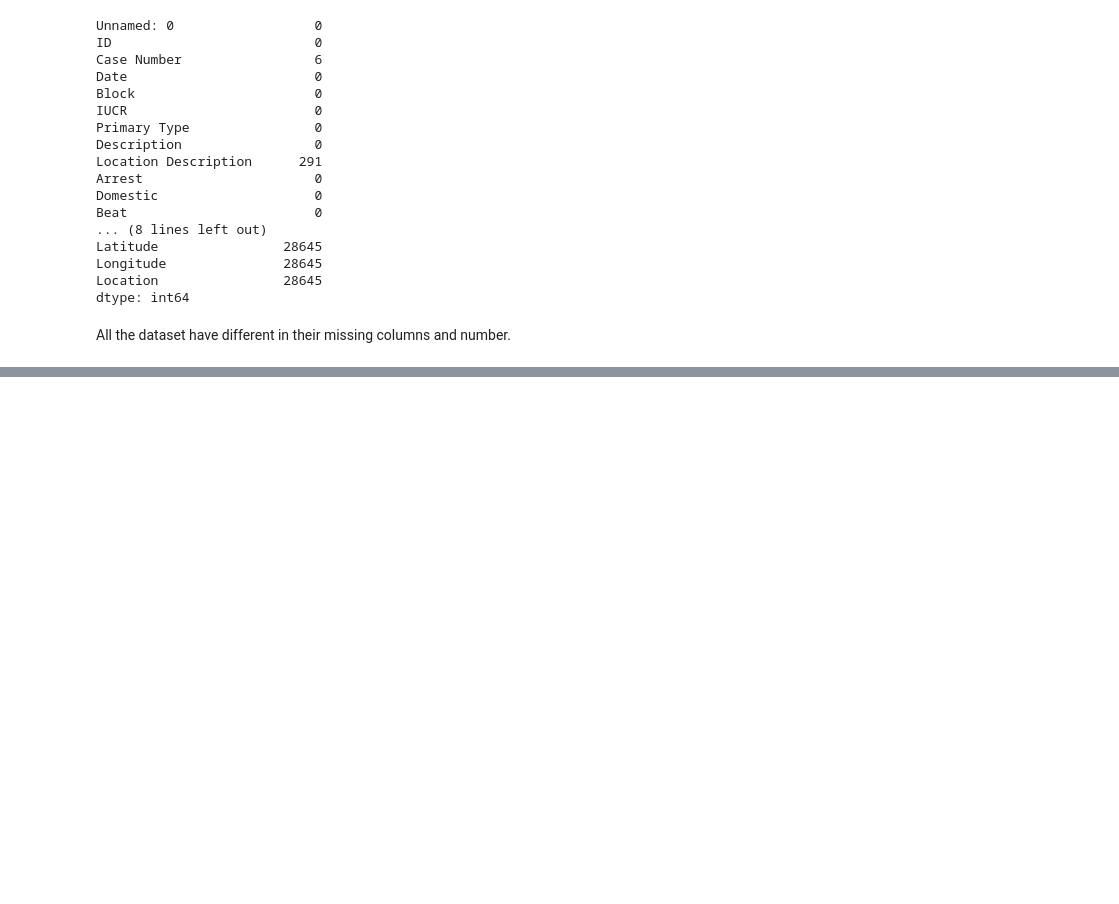
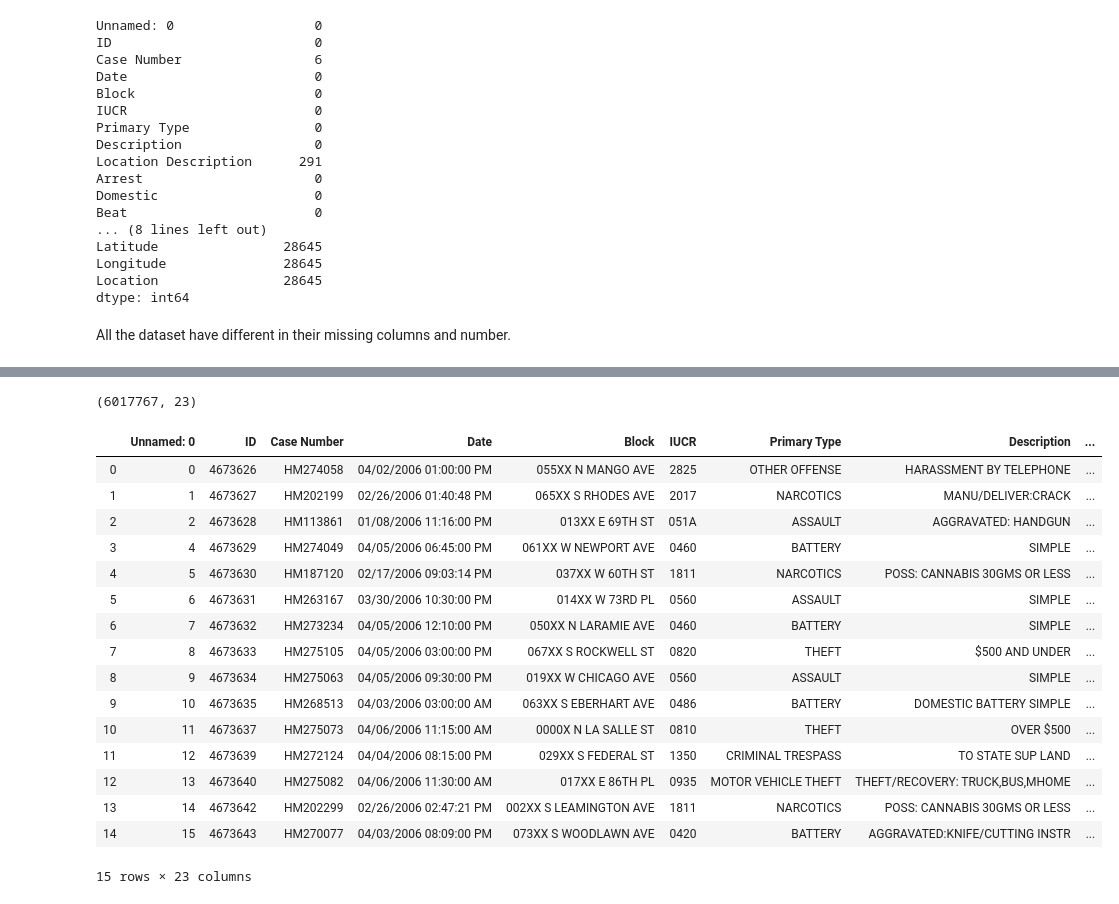
Before and after one commit to LIMON100/Crimes-in-Chicago, a Jupyter notebook: CrimeAnalysis.ipynb, the cells around one changed output, grey strips where cells are left out. Cells and saved outputs as stored; diff of their text form; code cells hidden in the pictures; blank space fills up the shorter version.

Commit message:
simple exploration

```diff
--- a/CrimeAnalysis.ipynb
+++ b/CrimeAnalysis.ipynb
@@ -141,0 +210,24 @@ dataset1.head().transpose()
+# %%
+dataset.shape
+# %% [output]
+(6017767, 23)
+# %%
+dataset.head(15)
+# %% [output]
+|  | Unnamed: 0 | ID | Case Number | Date | Block | IUCR | Primary Type | Description | ... |
+| 0 | 0 | 4673626 | HM274058 | 04/02/2006 01:00:00 PM | 055XX N MANGO AVE | 2825 | OTHER OFFENSE | HARASSMENT BY TELEPHONE | ... |
+| 1 | 1 | 4673627 | HM202199 | 02/26/2006 01:40:48 PM | 065XX S RHODES AVE | 2017 | NARCOTICS | MANU/DELIVER:CRACK | ... |
+| 2 | 2 | 4673628 | HM113861 | 01/08/2006 11:16:00 PM | 013XX E 69TH ST | 051A | ASSAULT | AGGRAVATED: HANDGUN | ... |
+| 3 | 4 | 4673629 | HM274049 | 04/05/2006 06:45:00 PM | 061XX W NEWPORT AVE | 0460 | BATTERY | SIMPLE | ... |
+| 4 | 5 | 4673630 | HM187120 | 02/17/2006 09:03:14 PM | 037XX W 60TH ST | 1811 | NARCOTICS | POSS: CANNABIS 30GMS OR LESS | ... |
+| 5 | 6 | 4673631 | HM263167 | 03/30/2006 10:30:00 PM | 014XX W 73RD PL | 0560 | ASSAULT | SIMPLE | ... |
+| 6 | 7 | 4673632 | HM273234 | 04/05/2006 12:10:00 PM | 050XX N LARAMIE AVE | 0460 | BATTERY | SIMPLE | ... |
+| 7 | 8 | 4673633 | HM275105 | 04/05/2006 03:00:00 PM | 067XX S ROCKWELL ST | 0820 | THEFT | $500 AND UNDER | ... |
+| 8 | 9 | 4673634 | HM275063 | 04/05/2006 09:30:00 PM | 019XX W CHICAGO AVE | 0560 | ASSAULT | SIMPLE | ... |
+| 9 | 10 | 4673635 | HM268513 | 04/03/2006 03:00:00 AM | 063XX S EBERHART AVE | 0486 | BATTERY | DOMESTIC BATTERY SIMPLE | ... |
+| 10 | 11 | 4673637 | HM275073 | 04/06/2006 11:15:00 AM | 0000X N LA SALLE ST | 0810 | THEFT | OVER $500 | ... |
+| 11 | 12 | 4673639 | HM272124 | 04/04/2006 08:15:00 PM | 029XX S FEDERAL ST | 1350 | CRIMINAL TRESPASS | TO STATE SUP LAND | ... |
+| 12 | 13 | 4673640 | HM275082 | 04/06/2006 11:30:00 AM | 017XX E 86TH PL | 0935 | MOTOR VEHICLE THEFT | THEFT/RECOVERY: TRUCK,BUS,MHOME | ... |
+| 13 | 14 | 4673642 | HM202299 | 02/26/2006 02:47:21 PM | 002XX S LEAMINGTON AVE | 1811 | NARCOTICS | POSS: CANNABIS 30GMS OR LESS | ... |
+| 14 | 15 | 4673643 | HM270077 | 04/03/2006 08:09:00 PM | 073XX S WOODLAWN AVE | 0420 | BATTERY | AGGRAVATED:KNIFE/CUTTING INSTR | ... |
+15 rows × 23 columns
```
Also changed, not shown: parts of 26 cells of this notebook.
